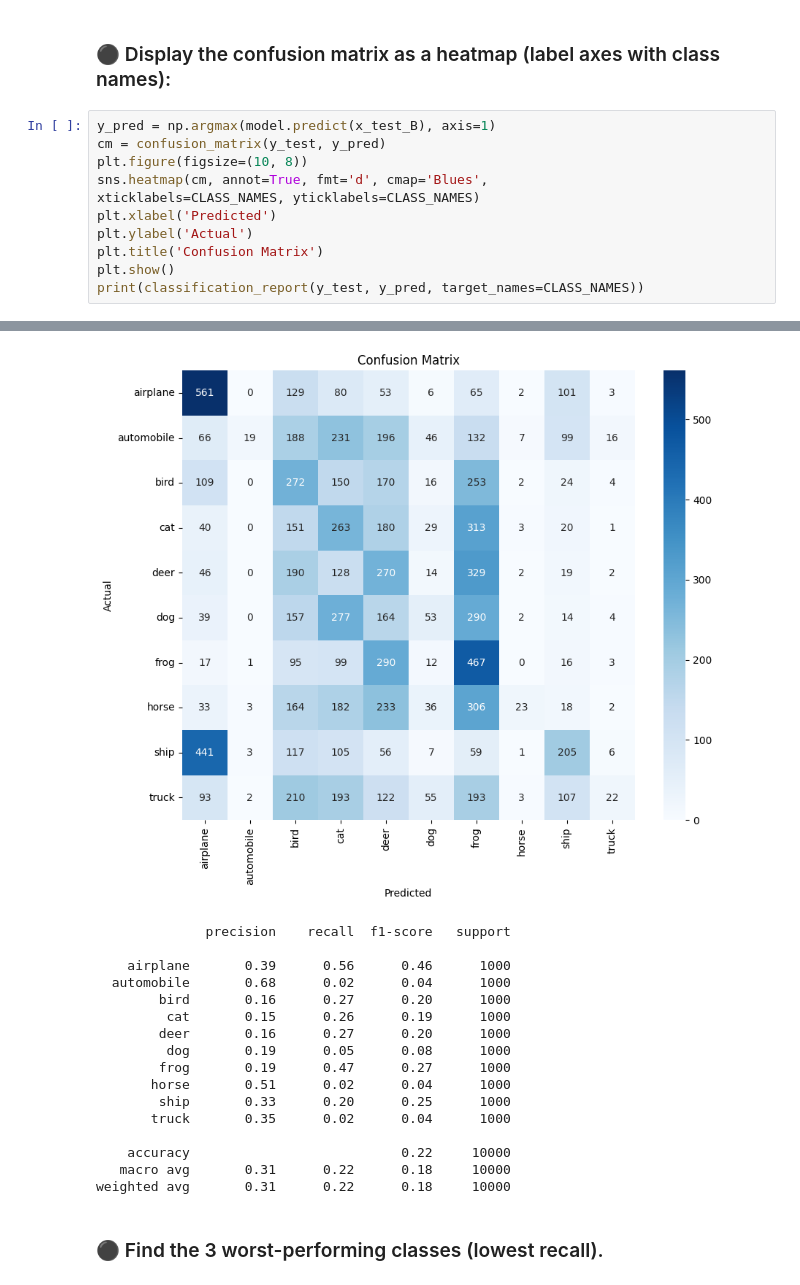
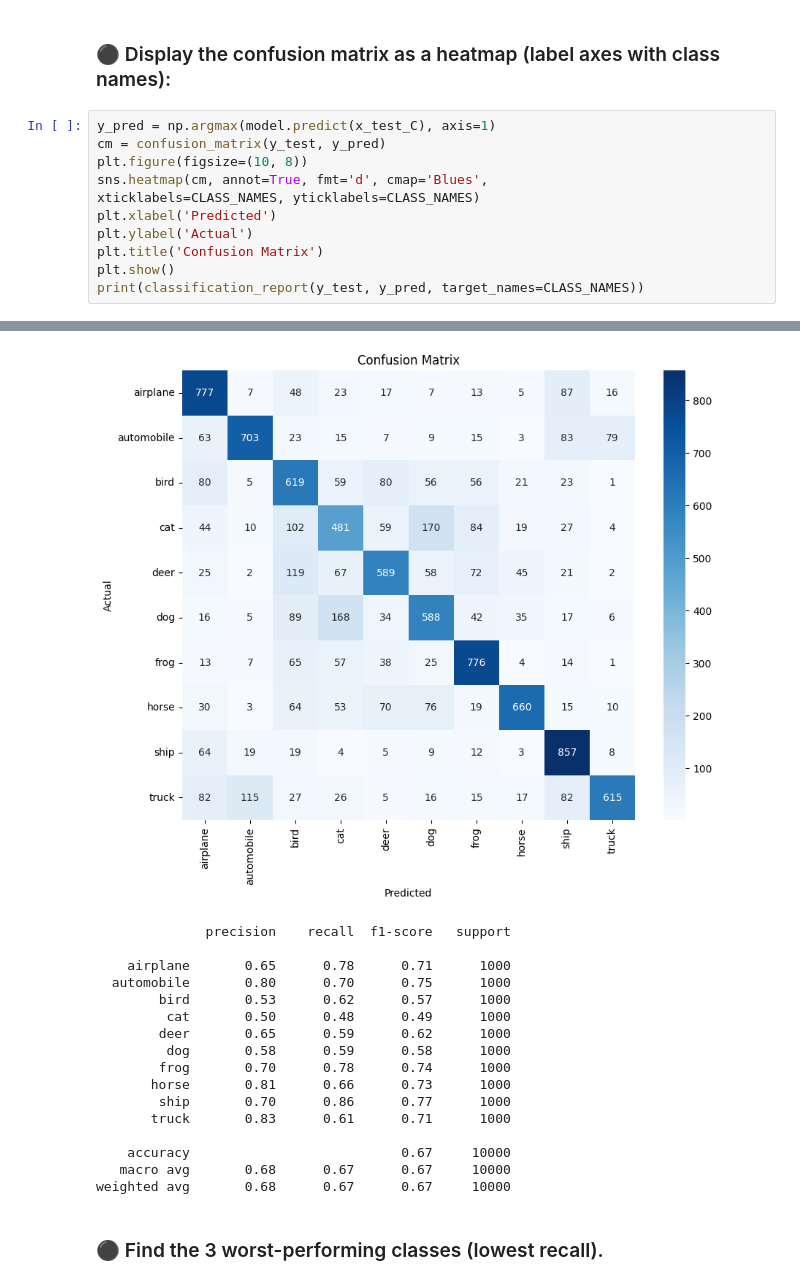
Before and after one commit to Youssef-Elhelw/CIFAR10-CNN-Optimization, a Jupyter notebook: 20230499_20230596_20230709_CNN_Assignment.ipynb, the cells around one changed output, grey strips where cells are left out. Cells and saved outputs as stored; diff of their text form.

```diff
--- a/20230499_20230596_20230709_CNN_Assignment.ipynb
+++ b/20230499_20230596_20230709_CNN_Assignment.ipynb
@@ -1087,7 +1087,7 @@ Best Model → Test Acc: 84.68% |  Loss: 0.4563
 # %% [markdown]
 ### ⚫ Display the confusion matrix as a heatmap (label axes with class names):
 # %%
-y_pred = np.argmax(model.predict(x_test_B), axis=1)
+y_pred = np.argmax(model.predict(x_test_C), axis=1)
 cm = confusion_matrix(y_test, y_pred)
 plt.figure(figsize=(10, 8))
 sns.heatmap(cm, annot=True, fmt='d', cmap='Blues',
@@ -1102,20 +1102,20 @@ print(classification_report(y_test, y_pred, target_names=CLASS_NAMES))
-[figure, old version]
+[figure, new version]
               precision    recall  f1-score   support
 
-    airplane       0.39      0.56      0.46      1000
-  automobile       0.68      0.02      0.04      1000
-        bird       0.16      0.27      0.20      1000
-         cat       0.15      0.26      0.19      1000
-        deer       0.16      0.27      0.20      1000
-         dog       0.19      0.05      0.08      1000
-        frog       0.19      0.47      0.27      1000
-       horse       0.51      0.02      0.04      1000
-        ship       0.33      0.20      0.25      1000
-       truck       0.35      0.02      0.04      1000
+    airplane       0.65      0.78      0.71      1000
+  automobile       0.80      0.70      0.75      1000
+        bird       0.53      0.62      0.57      1000
+         cat       0.50      0.48      0.49      1000
+        deer       0.65      0.59      0.62      1000
+         dog       0.58      0.59      0.58      1000
+        frog       0.70      0.78      0.74      1000
+       horse       0.81      0.66      0.73      1000
+        ship       0.70      0.86      0.77      1000
+       truck       0.83      0.61      0.71      1000
 
-    accuracy                           0.22     10000
-   macro avg       0.31      0.22      0.18     10000
-weighted avg       0.31      0.22      0.18     10000
+    accuracy                           0.67     10000
+   macro avg       0.68      0.67      0.67     10000
+weighted avg       0.68      0.67      0.67     10000
 # %% [markdown]
 ### ⚫ Find the 3 worst-performing classes (lowest recall).
 # %%
```
Also changed, not shown: parts of 4 cells of this notebook.
